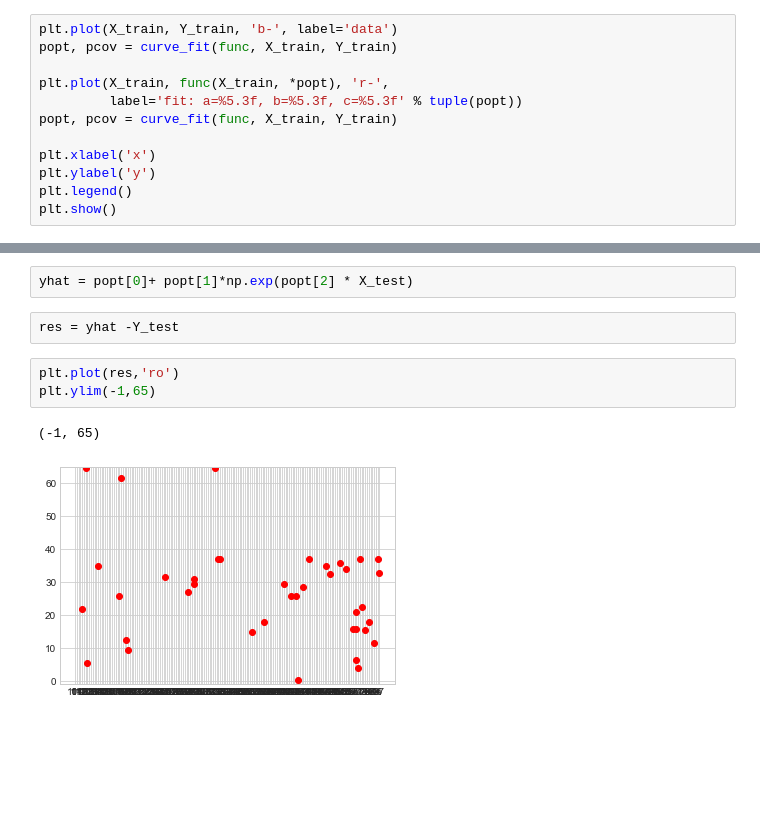
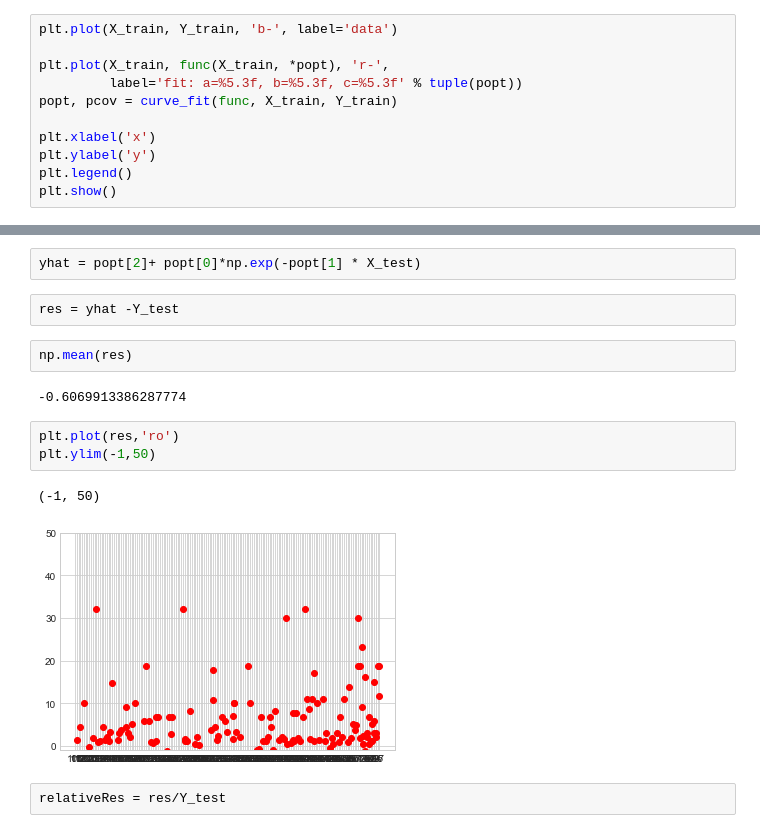
Before and after one commit to Justin1st/Fortnite_Heatmap, a Jupyter notebook: CombinedData Analysis.ipynb, the cells around one changed output, grey strips where cells are left out. Saved outputs shown, nothing was run; the diff lists cells and outputs as text; blank space fills up the shorter version.

```diff
--- a/CombinedData Analysis.ipynb
+++ b/CombinedData Analysis.ipynb
@@ -136,6 +178,5 @@ def func(x, a, b, c):
 # %%
 plt.plot(X_train, Y_train, 'b-', label='data')
-popt, pcov = curve_fit(func, X_train, Y_train)
 
 plt.plot(X_train, func(X_train, *popt), 'r-',
          label='fit: a=%5.3f, b=%5.3f, c=%5.3f' % tuple(popt))
@@ -154,10 +195,16 @@ array([31.85740778,  0.58023819,  2.34111096])
 # %%
-yhat = popt[0]+ popt[1]*np.exp(popt[2] * X_test)
+yhat = popt[2]+ popt[0]*np.exp(-popt[1] * X_test)
 # %%
 res = yhat -Y_test
+# %%
+np.mean(res)
+# %% [output]
+-0.6069913386287774
 # %%
 plt.plot(res,'ro')
-plt.ylim(-1,65)
+plt.ylim(-1,50)
 # %% [output]
-(-1, 65)
+(-1, 50)
-[figure, old version]
+[figure, new version]
+# %%
+relativeRes = res/Y_test
```
Also changed, not shown: parts of 17 cells of this notebook, 1 other file.
